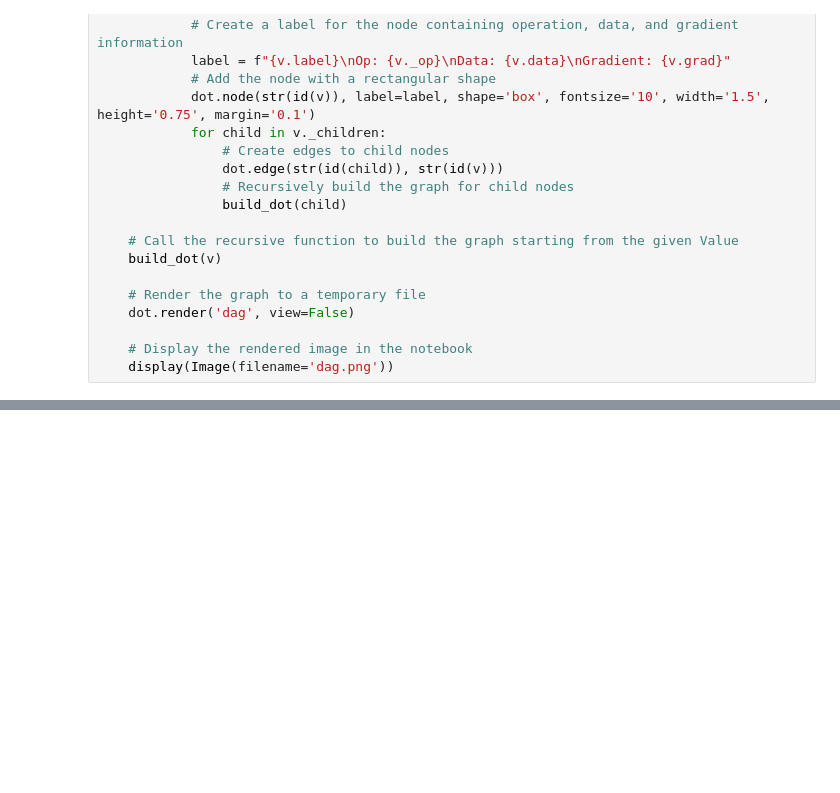
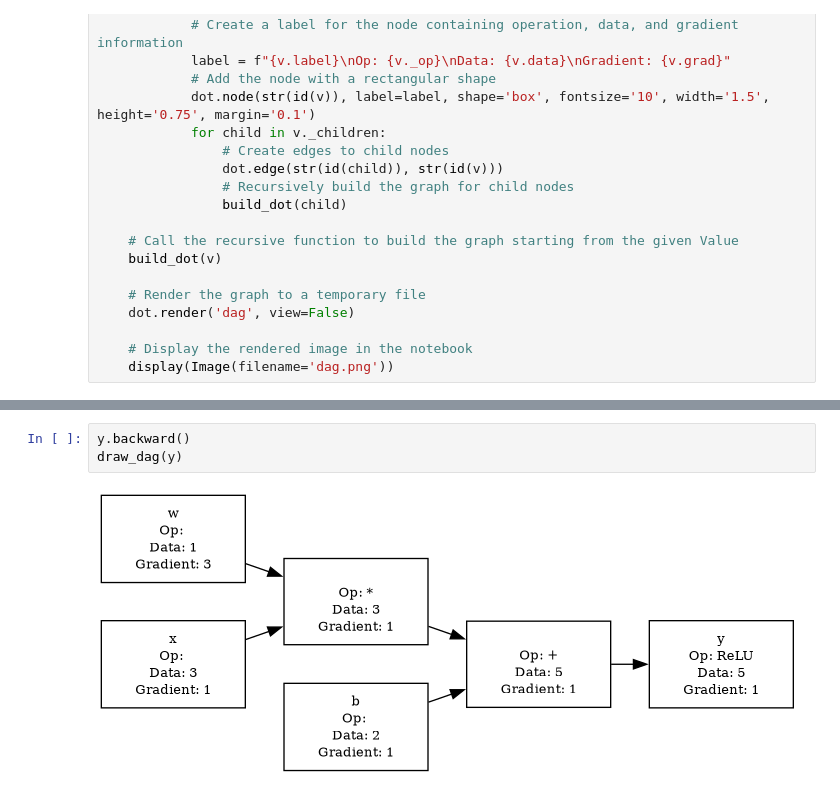
Before and after one commit to LawJarp-A/my-autograd, a Jupyter notebook: nbs/00_core.ipynb, the cells around one changed output, grey strips where cells are left out. Cells and saved outputs as stored; diff of their text form; blank space fills up the shorter version.

```diff
--- a/nbs/00_core.ipynb
+++ b/nbs/00_core.ipynb
@@ -121,0 +166,5 @@ draw_dag(y)
+# %%
+y.backward()
+draw_dag(y)
+# %% [output]
+[figure, added]
```
Also changed, not shown: parts of 4 cells of this notebook, 6 other files.
